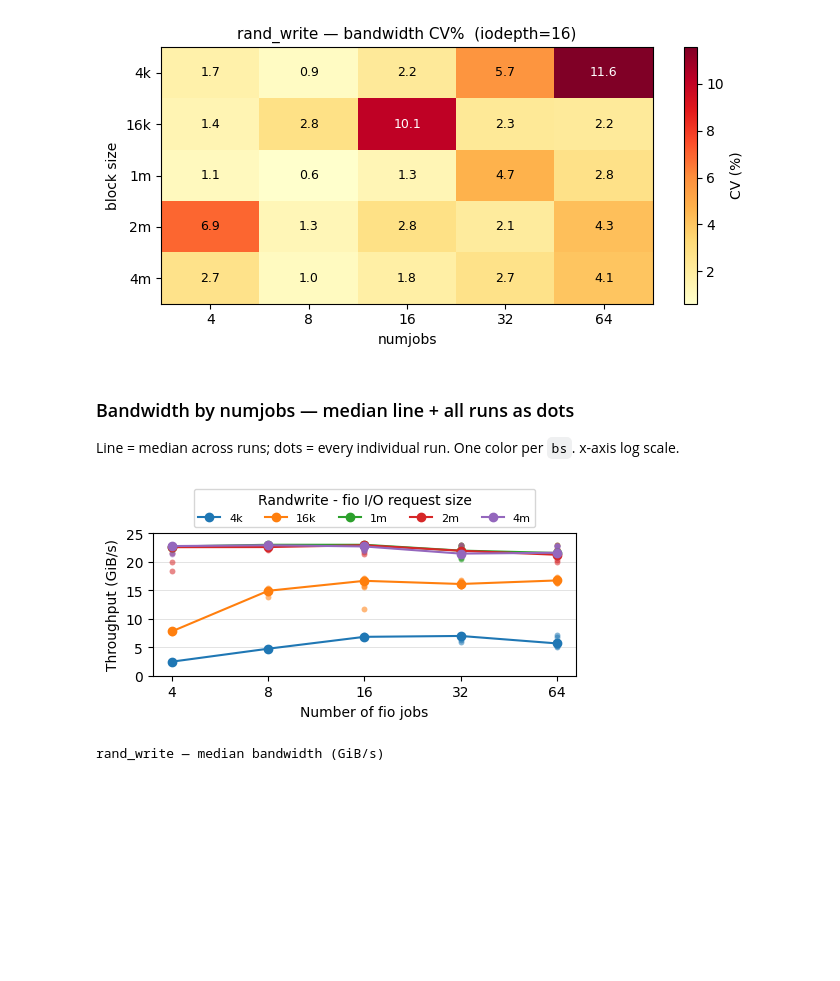
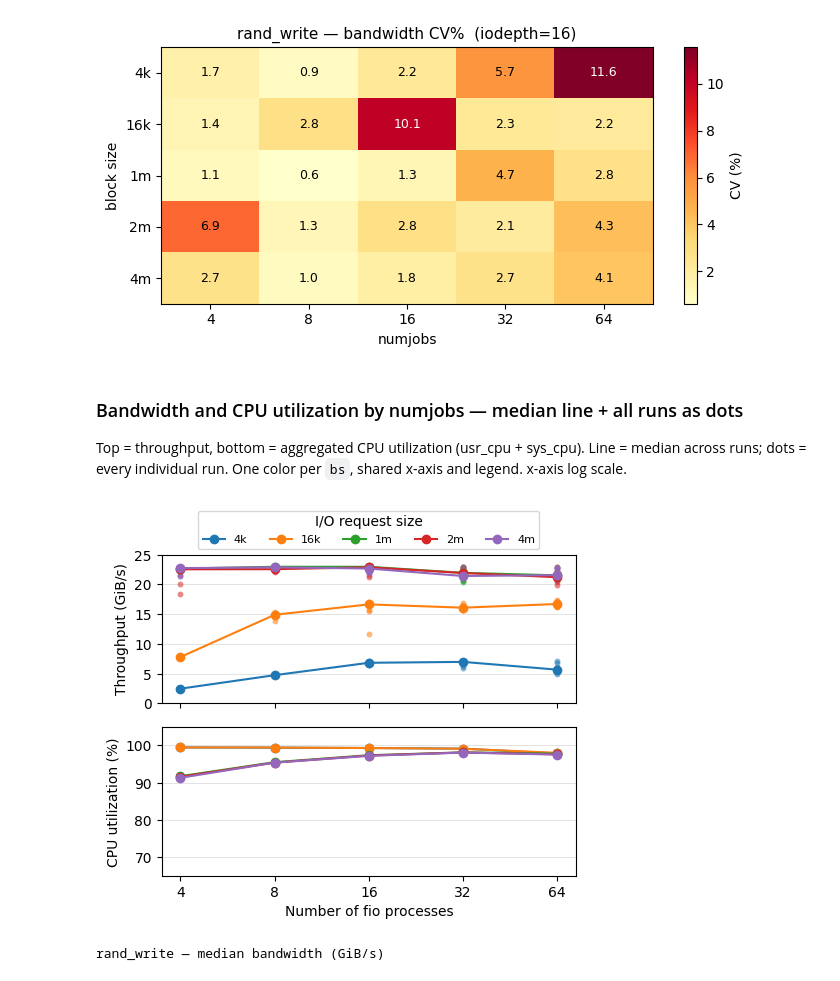
Before and after one commit to cissieAB/pdsw26_daos-bench, a Jupyter notebook: results/testbed/fio-dfs-nj-bs-sweep/fio_nj-bs_runs-cmp.ipynb, the cells around one changed output. Saved outputs shown, nothing was run; the diff lists cells and outputs as text; code cells hidden in the pictures; blank space fills up the shorter version.

```diff
--- a/results/testbed/fio-dfs-nj-bs-sweep/fio_nj-bs_runs-cmp.ipynb
+++ b/results/testbed/fio-dfs-nj-bs-sweep/fio_nj-bs_runs-cmp.ipynb
@@ -61,6 +61,7 @@ def parse_file(fpath: Path) -> dict:
         clat_p99_ms    = ms(cp["99.000000"]),
         clat_p99_9_ms  = ms(cp["99.900000"]),
         clat_p99_99_ms = ms(cp["99.990000"]),
+        cpu_pct        = job["usr_cpu"] + job["sys_cpu"],
     )
 # %% [markdown]
 ### Load all seq_read runs (no averaging)
@@ -407,45 +408,53 @@ plt.show()
 # %% [output]
 [figure]
 # %% [markdown]
-### Bandwidth by numjobs — median line + all runs as dots
+### Bandwidth and CPU utilization by numjobs — median line + all runs as dots
 
-Line = median across runs; dots = every individual run.  One color per `bs`.  x-axis log scale.
+Top = throughput, bottom = aggregated CPU utilization (usr_cpu + sys_cpu). Line = median across runs; dots = every individual run. One color per `bs`, shared x-axis and legend. x-axis log scale.
 # %%
 palette = sns.color_palette("tab10", n_colors=len(BS_ORDER))
 
-rw_median = (
-    rw_raw.groupby(["bs", "numjobs"], observed=True)["bw_GiBs"]
-    .median()
-    .reset_index()
-)
+rw_median_bw  = rw_raw.groupby(["bs", "numjobs"], observed=True)["bw_GiBs"].median().reset_index()
+rw_median_cpu = rw_raw.groupby(["bs", "numjobs"], observed=True)["cpu_pct"].median().reset_index()
 
-fig, ax = plt.subplots(figsize=(5, 2.6))
+fig, (ax_bw, ax_cpu) = plt.subplots(2, 1, figsize=(5, 4), sharex=True)
 
 for color, bs in zip(palette, BS_ORDER):
-    med = rw_median[rw_median["bs"] == bs].set_index("numjobs").reindex(NJ_ORDER)
-    ax.plot(NJ_ORDER, med["bw_GiBs"], color=color, marker="o", linewidth=1.5,
-            markersize=6, zorder=3, label=bs)
+    pts = rw_raw[rw_raw["bs"] == bs]
 
-    pts = rw_raw[rw_raw["bs"] == bs]
-    ax.scatter(pts["numjobs"].astype(int), pts["bw_GiBs"], color=color, s=18,
-               alpha=0.55, zorder=2, linewidths=0)
+    med_bw = rw_median_bw[rw_median_bw["bs"] == bs].set_index("numjobs").reindex(NJ_ORDER)
+    ax_bw.plot(NJ_ORDER, med_bw["bw_GiBs"], color=color, marker="o", linewidth=1.5,
+               markersize=6, zorder=3, label=bs)
+    ax_bw.scatter(pts["numjobs"].astype(int), pts["bw_GiBs"], color=color, s=18,
+                  alpha=0.55, zorder=2, linewidths=0)
 
-ax.set_xscale("log")
-ax.set_xticks(NJ_ORDER)
-ax.set_xticklabels(NJ_ORDER)
-ax.xaxis.set_minor_locator(plt.NullLocator())
-ax.set_ylim(0, 25)
-ax.set_xlabel("Number of fio processes")
-ax.set_ylabel("Throughput (GiB/s)")
-ax.legend(title="Randwrite - fio I/O request size", ncol=len(BS_ORDER), loc="lower center",
-        bbox_to_anchor=(0.5, 1.0), framealpha=0.8, fontsize=8)
-ax.grid(axis="y", linewidth=0.5, alpha=0.5)
+    med_cpu = rw_median_cpu[rw_median_cpu["bs"] == bs].set_index("numjobs").reindex(NJ_ORDER)
+    ax_cpu.plot(NJ_ORDER, med_cpu["cpu_pct"], color=color, marker="o", linewidth=1.5,
+                markersize=6, zorder=3)
+    # ax_cpu.scatter(pts["numjobs"].astype(int), pts["cpu_pct"], color=color, s=18,
+    #                alpha=0.55, zorder=2, linewidths=0)
+
+ax_bw.set_xscale("log")
+ax_bw.set_ylim(0, 25)
+ax_bw.set_ylabel("Throughput (GiB/s)")
+ax_bw.grid(axis="y", linewidth=0.5, alpha=0.5)
+
+ax_cpu.set_ylim(65, 105)
+ax_cpu.set_xticks(NJ_ORDER)
+ax_cpu.set_xticklabels(NJ_ORDER)
+ax_cpu.xaxis.set_minor_locator(plt.NullLocator())
+ax_cpu.set_xlabel("Number of fio processes")
+ax_cpu.set_ylabel("CPU utilization (%)")
+ax_cpu.grid(axis="y", linewidth=0.5, alpha=0.5)
+
+fig.legend(title="I/O request size", ncol=len(BS_ORDER), loc="lower center",
+           bbox_to_anchor=(0.5, 1.0), framealpha=0.8, fontsize=8, bbox_transform=ax_bw.transAxes)
 
 plt.tight_layout()
-plt.savefig(RESULTS_DIR / "fio-randwrite_bw_median_by_nj.pdf", bbox_inches="tight", dpi=150)
+plt.savefig(RESULTS_DIR / "fio-randwrite_bs-nj-sweep.pdf", bbox_inches="tight", dpi=150)
 plt.show()
 # %% [output]
-[figure, old version]
+[figure, new version]
 # %%
 med_pivot = (
     rw_raw.groupby(["bs", "numjobs"], observed=True)["bw_GiBs"]
```
Also changed, not shown: 4 other files.
